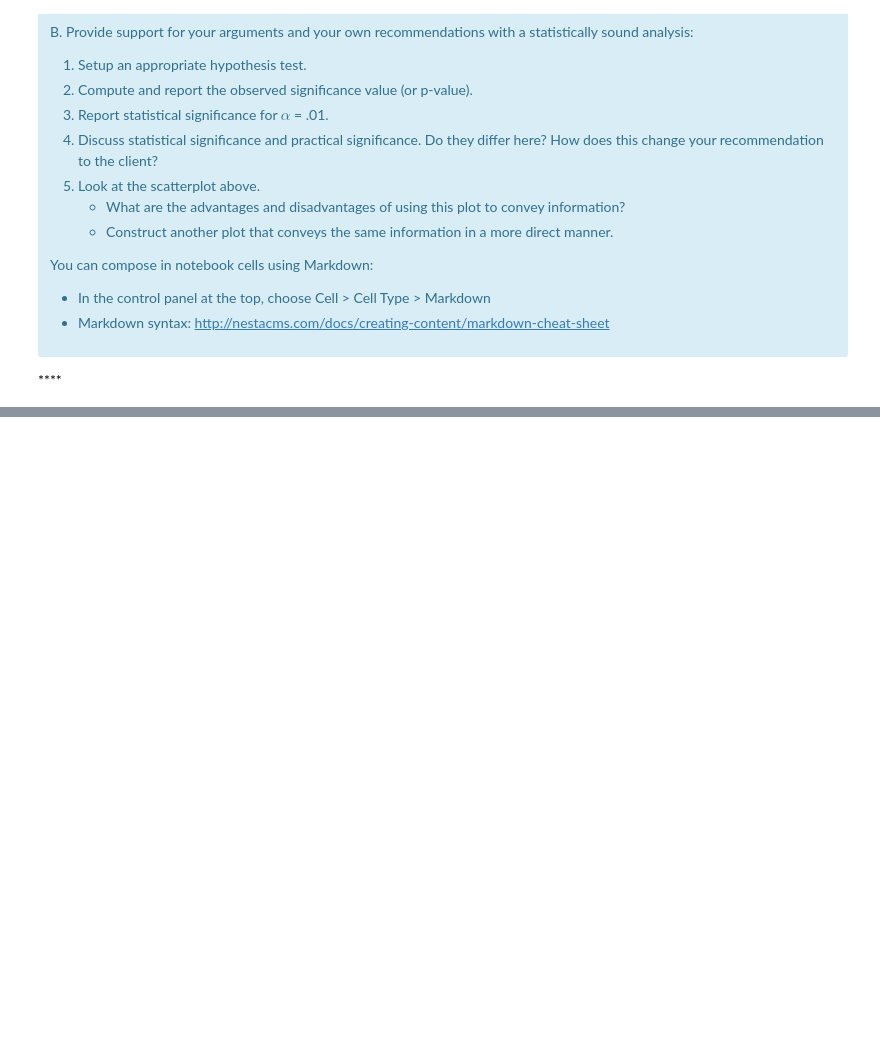
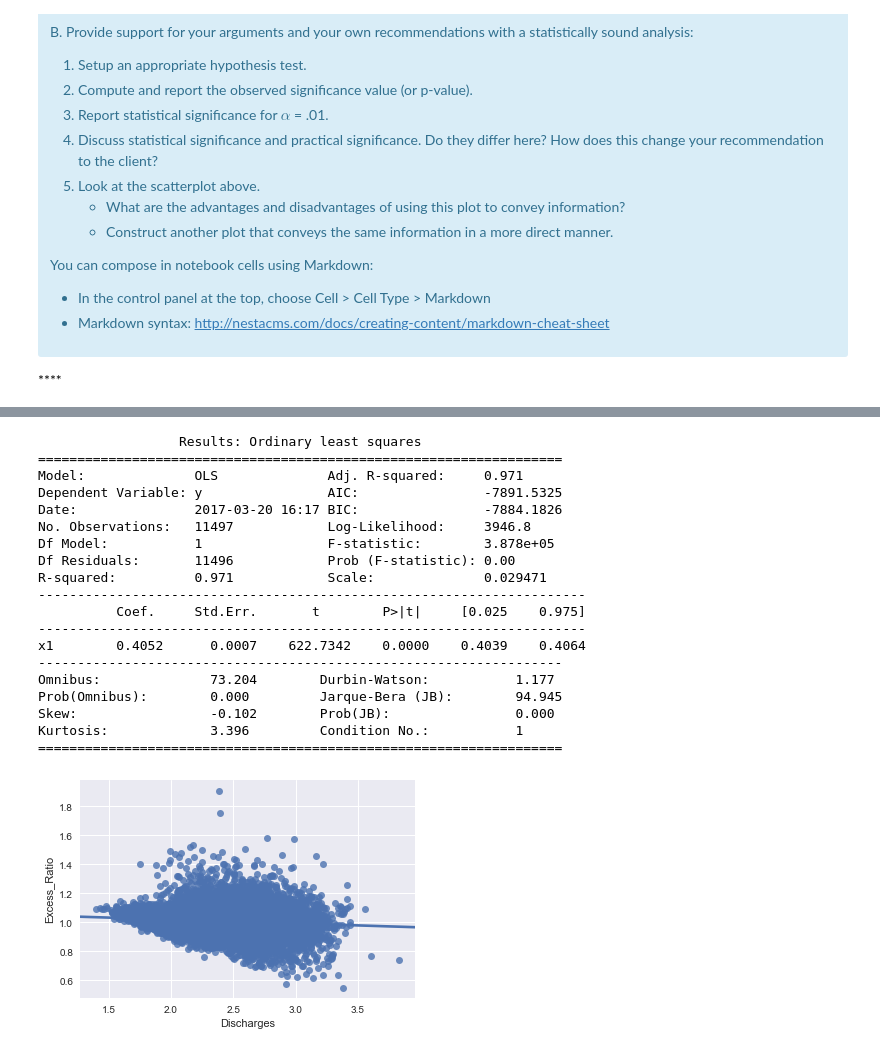
Before and after one commit to JCardenasRdz/SpringBoard, a Jupyter notebook: Projects/11_EDA_Reduce_Hospital_Readmissions/sliderule_dsi_inferential_statistics_exercise_3_SOLUTION.ipynb, the cells around one changed output, grey strips where cells are left out. Saved outputs shown, nothing was run; the diff lists cells and outputs as text; code cells hidden in the pictures; blank space fills up the shorter version.

```diff
--- a/Projects/11_EDA_Reduce_Hospital_Readmissions/sliderule_dsi_inferential_statistics_exercise_3_SOLUTION.ipynb
+++ b/Projects/11_EDA_Reduce_Hospital_Readmissions/sliderule_dsi_inferential_statistics_exercise_3_SOLUTION.ipynb
@@ -116,0 +170,26 @@ You can compose in notebook cells using Markdown:
+# %%
+# Log
+df_log10 = transform_data(df.copy(),['Discharges','Readmissions'],np.log10)
+linear_fitting(df_log10,'Discharges','Excess_Ratio')
+# I used df.copy() to avoid changing the original data
+# %% [output]
+                  Results: Ordinary least squares
+===================================================================
+Model:              OLS              Adj. R-squared:     0.971
+Dependent Variable: y                AIC:                -7891.5325
+Date:               2017-03-20 16:17 BIC:                -7884.1826
+No. Observations:   11497            Log-Likelihood:     3946.8
+Df Model:           1                F-statistic:        3.878e+05
+Df Residuals:       11496            Prob (F-statistic): 0.00
+R-squared:          0.971            Scale:              0.029471
+----------------------------------------------------------------------
+          Coef.     Std.Err.       t        P>|t|     [0.025    0.975]
+----------------------------------------------------------------------
+x1        0.4052      0.0007    622.7342    0.0000    0.4039    0.4064
+-------------------------------------------------------------------
+Omnibus:              73.204        Durbin-Watson:           1.177
+Prob(Omnibus):        0.000         Jarque-Bera (JB):        94.945
+Skew:                 -0.102        Prob(JB):                0.000
+Kurtosis:             3.396         Condition No.:           1
+===================================================================
+[figure, added]
```
Also changed, not shown: parts of 20 cells of this notebook, 3 other files.
